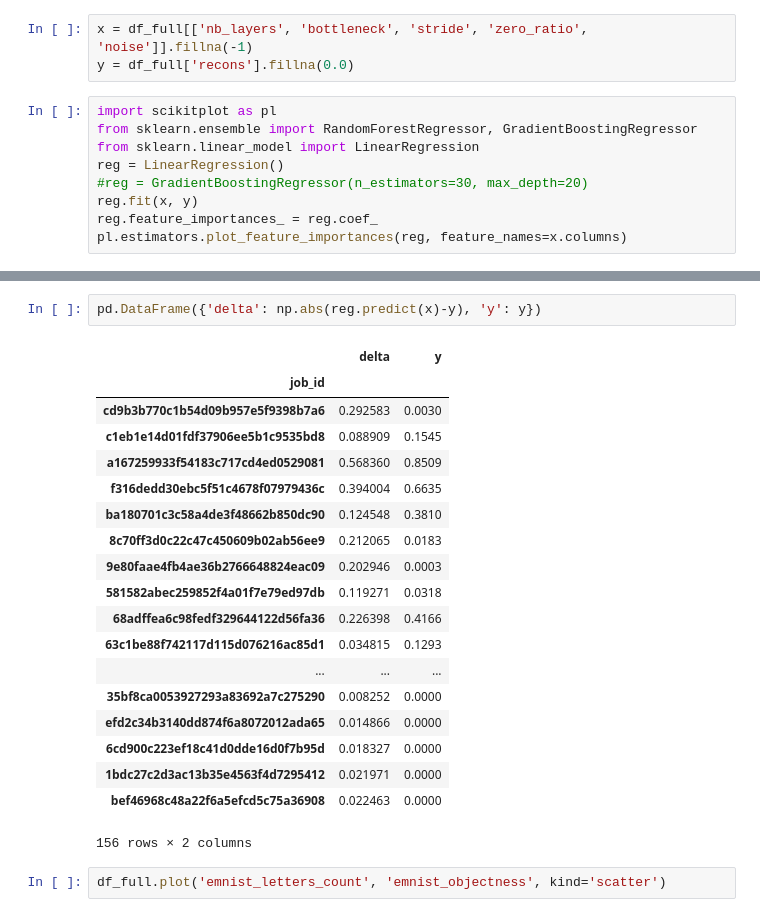
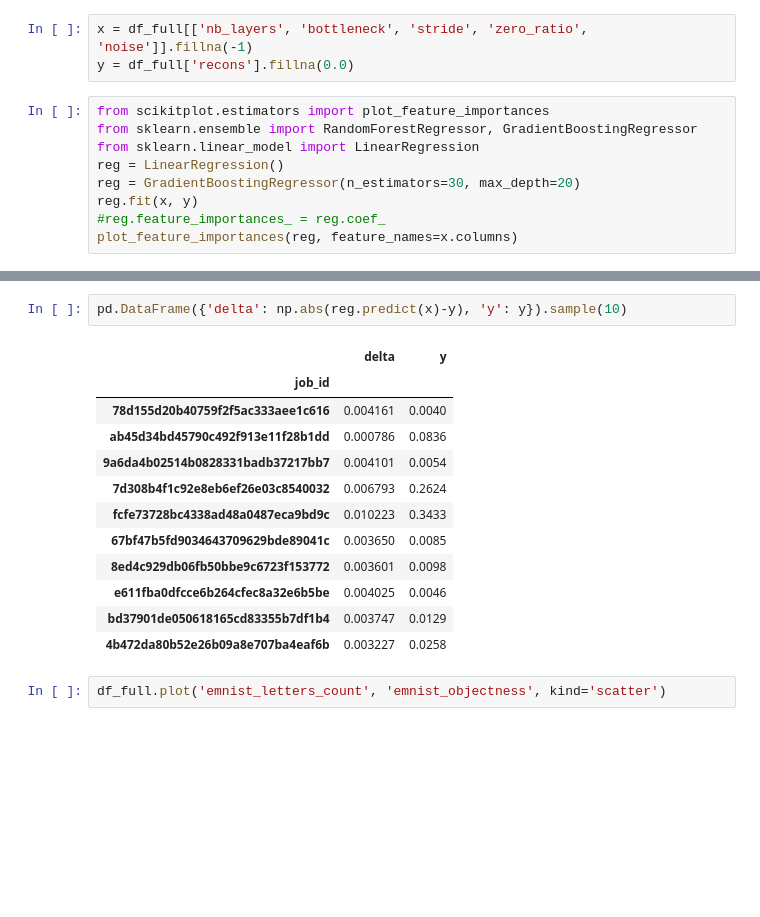
Before and after one commit to mehdidc/out_of_class, a Jupyter notebook: ae/ipynb/analysis.ipynb, the cells around one changed output, grey strips where cells are left out. Cells and saved outputs as stored; diff of their text form; blank space fills up the shorter version.

```diff
--- a/ae/ipynb/analysis.ipynb
+++ b/ae/ipynb/analysis.ipynb
@@ -154,13 +141,13 @@ for j in df.index:
 x = df_full[['nb_layers', 'bottleneck', 'stride', 'zero_ratio', 'noise']].fillna(-1)
 y = df_full['recons'].fillna(0.0)
 # %%
-import scikitplot as pl
+from scikitplot.estimators import plot_feature_importances
 from sklearn.ensemble import RandomForestRegressor, GradientBoostingRegressor
 from sklearn.linear_model import LinearRegression
 reg = LinearRegression()
-#reg = GradientBoostingRegressor(n_estimators=30, max_depth=20)
+reg = GradientBoostingRegressor(n_estimators=30, max_depth=20)
 reg.fit(x, y)
-reg.feature_importances_ = reg.coef_
-pl.estimators.plot_feature_importances(reg, feature_names=x.columns)
+#reg.feature_importances_ = reg.coef_
+plot_feature_importances(reg, feature_names=x.columns)
 # %% [output]
 <matplotlib.axes._subplots.AxesSubplot at 0x...>
@@ -168,25 +155,18 @@ pl.estimators.plot_feature_importances(reg, feature_names=x.columns)
 # %%
-pd.DataFrame({'delta': np.abs(reg.predict(x)-y), 'y': y})
+pd.DataFrame({'delta': np.abs(reg.predict(x)-y), 'y': y}).sample(10)
 # %% [output]
 |  | delta | y |
 | job_id |  |  |
-| cd9b3b770c1b54d09b957e5f9398b7a6 | 0.292583 | 0.0030 |
-| c1eb1e14d01fdf37906ee5b1c9535bd8 | 0.088909 | 0.1545 |
-| a167259933f54183c717cd4ed0529081 | 0.568360 | 0.8509 |
-| f316dedd30ebc5f51c4678f07979436c | 0.394004 | 0.6635 |
-| ba180701c3c58a4de3f48662b850dc90 | 0.124548 | 0.3810 |
-| 8c70ff3d0c22c47c450609b02ab56ee9 | 0.212065 | 0.0183 |
-| 9e80faae4fb4ae36b2766648824eac09 | 0.202946 | 0.0003 |
-| 581582abec259852f4a01f7e79ed97db | 0.119271 | 0.0318 |
-| 68adffea6c98fedf329644122d56fa36 | 0.226398 | 0.4166 |
-| 63c1be88f742117d115d076216ac85d1 | 0.034815 | 0.1293 |
-| ... | ... | ... |
-| 35bf8ca0053927293a83692a7c275290 | 0.008252 | 0.0000 |
-| efd2c34b3140dd874f6a8072012ada65 | 0.014866 | 0.0000 |
-| 6cd900c223ef18c41d0dde16d0f7b95d | 0.018327 | 0.0000 |
-| 1bdc27c2d3ac13b35e4563f4d7295412 | 0.021971 | 0.0000 |
-| bef46968c48a22f6a5efcd5c75a36908 | 0.022463 | 0.0000 |
+| 78d155d20b40759f2f5ac333aee1c616 | 0.004161 | 0.0040 |
+| ab45d34bd45790c492f913e11f28b1dd | 0.000786 | 0.0836 |
+| 9a6da4b02514b0828331badb37217bb7 | 0.004101 | 0.0054 |
+| 7d308b4f1c92e8eb6ef26e03c8540032 | 0.006793 | 0.2624 |
+| fcfe73728bc4338ad48a0487eca9bd9c | 0.010223 | 0.3433 |
+| 67bf47b5fd9034643709629bde89041c | 0.003650 | 0.0085 |
+| 8ed4c929db06fb50bbe9c6723f153772 | 0.003601 | 0.0098 |
+| e611fba0dfcce6b264cfec8a32e6b5be | 0.004025 | 0.0046 |
+| bd37901de050618165cd83355b7df1b4 | 0.003747 | 0.0129 |
+| 4b472da80b52e26b09a8e707ba4eaf6b | 0.003227 | 0.0258 |
-156 rows × 2 columns
 # %%
 df_full.plot('emnist_letters_count', 'emnist_objectness', kind='scatter')
 # %%
```
Also changed, not shown: parts of 6 cells of this notebook.
